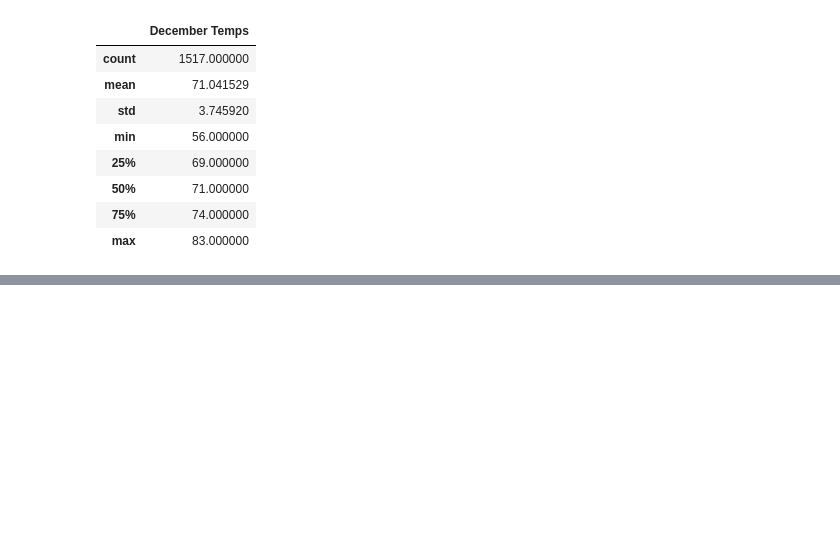
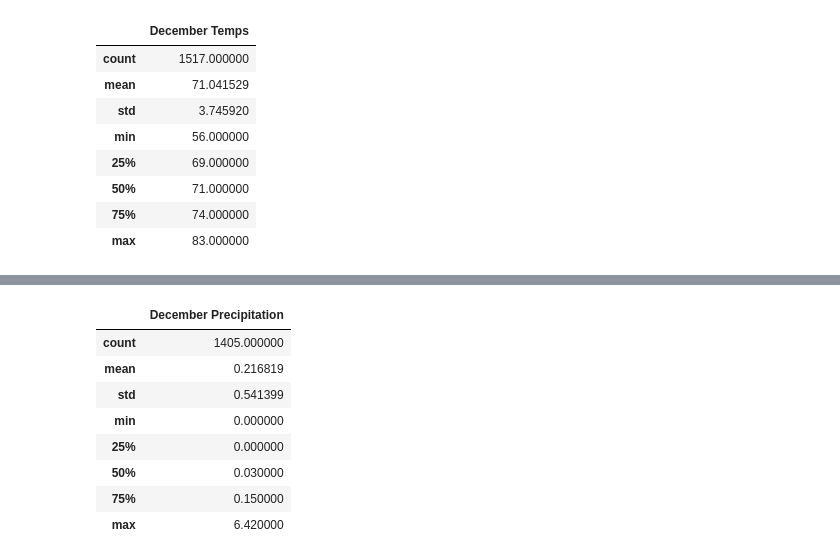
Before and after one commit to larabjork/weather-data-sqlite, a Jupyter notebook: SurfsUp_Challenge.ipynb, the cells around one changed output, grey strips where cells are left out. Drawn from its saved outputs; the diff is of its cells as text; code cells hidden in the pictures; blank space fills up the shorter version.

```diff
--- a/SurfsUp_Challenge.ipynb
+++ b/SurfsUp_Challenge.ipynb
@@ -123,0 +142,16 @@ dec_temp_df.describe()
+# %%
+# Summary statistics for precipitation in December
+dec_precip = session.query(Measurement.date, Measurement.prcp).filter(func.strftime('%m', Measurement.date) == '12').order_by(Measurement.date).all()
+dec_precip_list = list(dec_precip)
+dec_precip_df = pd.DataFrame(dec_precip_list, columns=['Date', 'December Precipitation'])
+dec_precip_df.describe()
+# %% [output]
+|  | December Precipitation |
+| count | 1405.000000 |
+| mean | 0.216819 |
+| std | 0.541399 |
+| min | 0.000000 |
+| 25% | 0.000000 |
+| 50% | 0.030000 |
+| 75% | 0.150000 |
+| max | 6.420000 |
```
Also changed, not shown: parts of 1 cell of this notebook, 2 other files.
